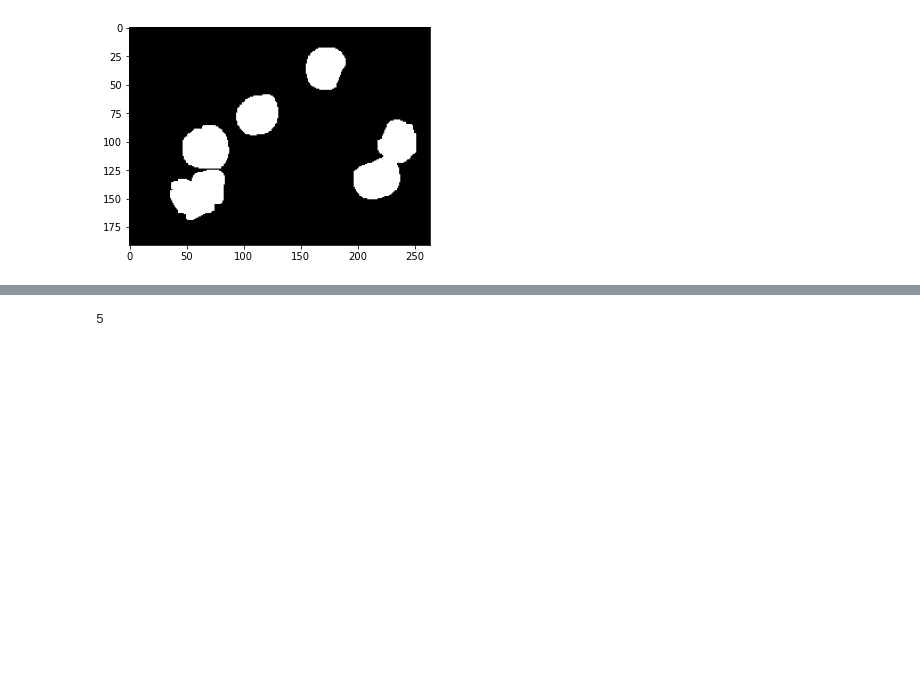
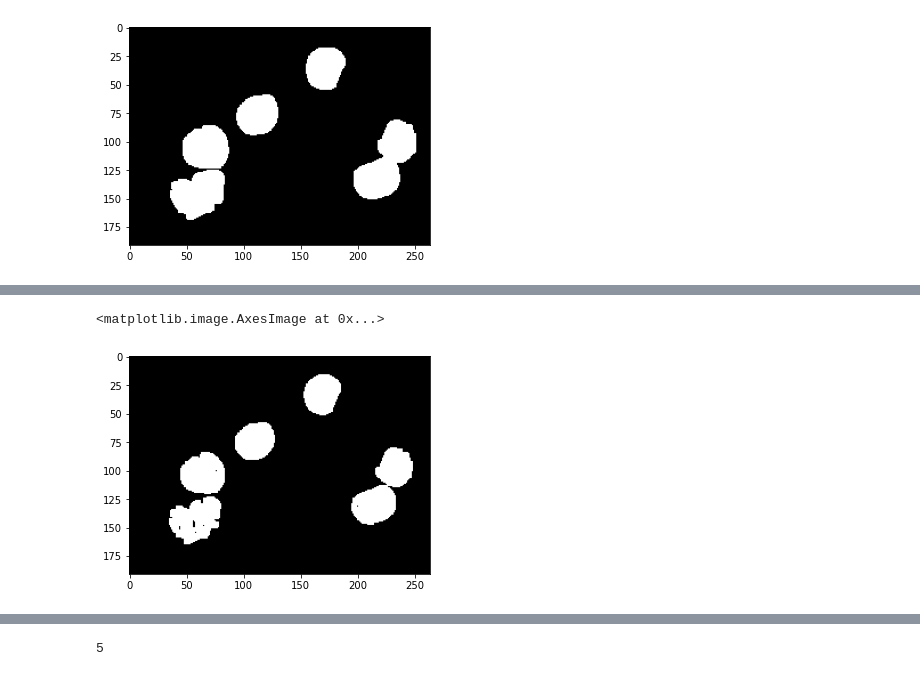
Before and after one commit to FmasterofU/soft-comp_challenges, a Jupyter notebook: 1_image_processing/test.ipynb, the cells around one changed output, grey strips where cells are left out. Saved outputs shown, nothing was run; the diff lists cells and outputs as text; code cells hidden in the pictures; blank space fills up the shorter version.

```diff
--- a/1_image_processing/test.ipynb
+++ b/1_image_processing/test.ipynb
@@ -92,0 +103,5 @@ plt.imshow(dilatederodedinvadabingreenimg, 'gray')
+# %%
+plt.imshow(opening, 'gray')
+# %% [output]
+<matplotlib.image.AxesImage at 0x...>
+[figure, added]
```
Also changed, not shown: parts of 9 cells of this notebook, 5 other files.
